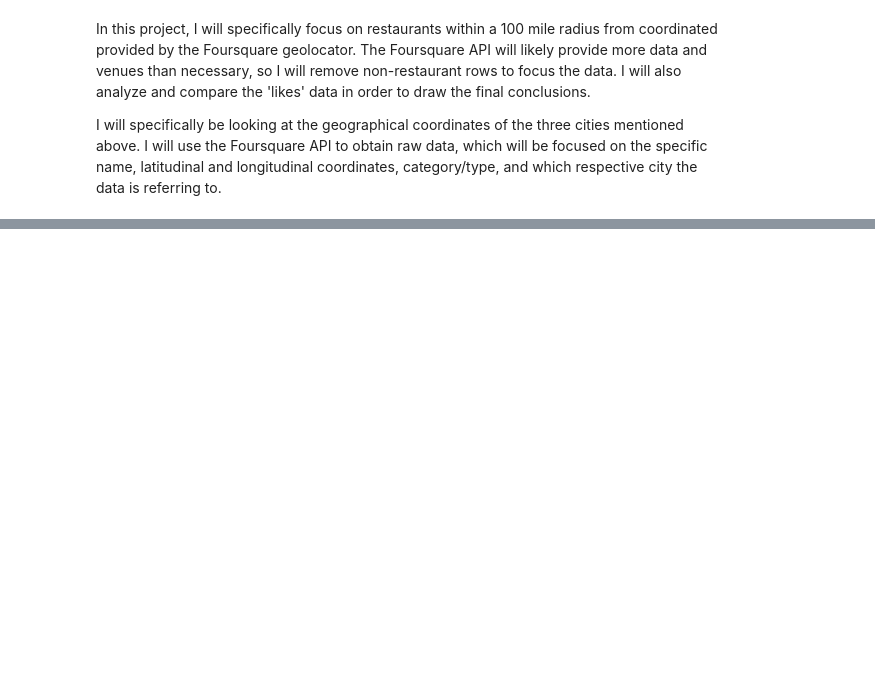
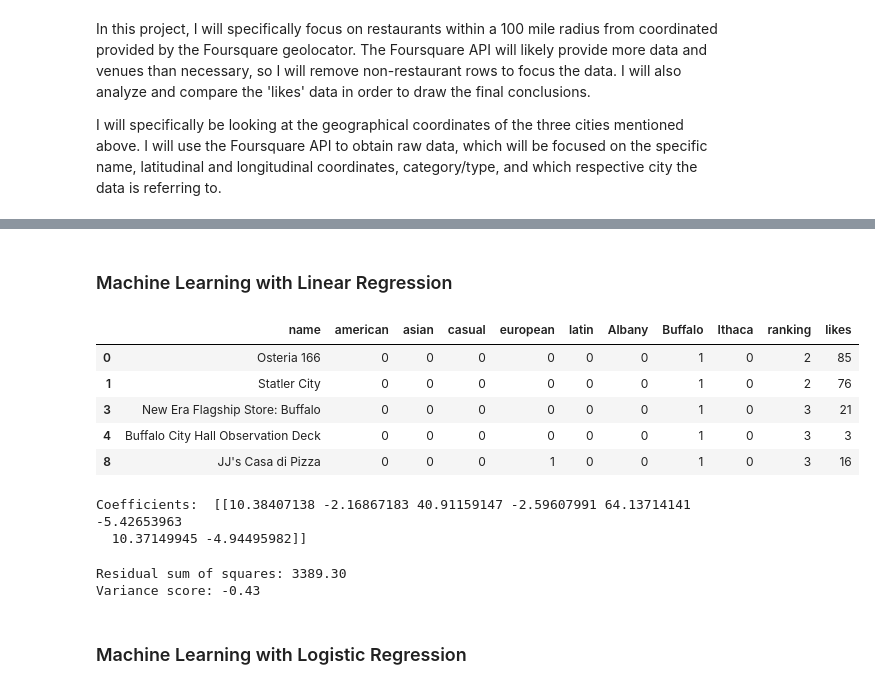
Before and after one commit to eocampo720/Data-Science-Project, a Jupyter notebook: Capstone Project - The Battle of Neighborhoods.ipynb, the cells around one changed output, grey strips where cells are left out. Saved outputs shown, nothing was run; the diff lists cells and outputs as text; code cells hidden in the pictures; blank space fills up the shorter version.

```diff
--- a/Capstone Project - The Battle of Neighborhoods.ipynb
+++ b/Capstone Project - The Battle of Neighborhoods.ipynb
@@ -14,0 +498,70 @@ I will specifically be looking at the geographical coordinates of the three citi
+# %% [markdown]
+### Machine Learning with Linear Regression
+# %%
+# one hot encoding
+reg_dataset = pd.get_dummies(raw_dataset[['categories_classified',
+                                          'city',]],
+                               prefix="",
+                               prefix_sep="")
+
+# add name, ranking, and likes columns back to dataframe
+reg_dataset['ranking'] = raw_dataset['ranking']
+reg_dataset['likes'] = raw_dataset['likes']
+reg_dataset['name'] = raw_dataset['name']
+
+# move name column to the first column
+reg_columns = [reg_dataset.columns[-1]] + list(reg_dataset.columns[:-1])
+reg_dataset = reg_dataset[reg_columns]
+
+
+reg_dataset.head()
+# %% [output]
+|  | name | american | asian | casual | european | latin | Albany | Buffalo | Ithaca | ranking | likes |
+| 0 | Osteria 166 | 0 | 0 | 0 | 0 | 0 | 0 | 1 | 0 | 2 | 85 |
+| 1 | Statler City | 0 | 0 | 0 | 0 | 0 | 0 | 1 | 0 | 2 | 76 |
+| 3 | New Era Flagship Store: Buffalo | 0 | 0 | 0 | 0 | 0 | 0 | 1 | 0 | 3 | 21 |
+| 4 | Buffalo City Hall Observation Deck | 0 | 0 | 0 | 0 | 0 | 0 | 1 | 0 | 3 | 3 |
+| 8 | JJ's Casa di Pizza | 0 | 0 | 0 | 1 | 0 | 0 | 1 | 0 | 3 | 16 |
+# %%
+# Multiple Linear Regression
+
+msk = np.random.rand(len(reg_dataset)) < 0.8
+train = reg_dataset[msk]
+test = reg_dataset[~msk]
+
+regr = linear_model.LinearRegression()
+x = np.asanyarray(train[['american', 'asian', 'casual',
+                         'european', 'latin', 'Buffalo',
+                         'Ithaca', 'Albany']])
+
+y = np.asanyarray(train[['likes']])
+regr.fit (x, y)
+
+# The coefficients
+
+print ('Coefficients: ', regr.coef_)
+# %% [output]
+Coefficients:  [[10.38407138 -2.16867183 40.91159147 -2.59607991 64.13714141 -5.42653963
+  10.37149945 -4.94495982]]
+# %%
+# Multiple Linear Regression Prediction Capabilities
+
+y_hat= regr.predict(test[['american', 'asian', 'casual',
+                         'european', 'latin', 'Buffalo',
+                         'Ithaca', 'Albany']])
+
+x = np.asanyarray(test[['american', 'asian', 'casual',
+                         'european', 'latin', 'Buffalo',
+                         'Ithaca', 'Albany']])
+
+y = np.asanyarray(test[['likes']])
+print("Residual sum of squares: %.2f"
+      % np.mean((y_hat - y) ** 2))
+
+# Explained variance score: 1 is perfect prediction
+print('Variance score: %.2f' % regr.score(x, y))
+# %% [output]
+Residual sum of squares: 3389.30
+Variance score: -0.43
+# %% [markdown]
+### Machine Learning with Logistic Regression
```
Also changed, not shown: parts of 37 cells of this notebook.
